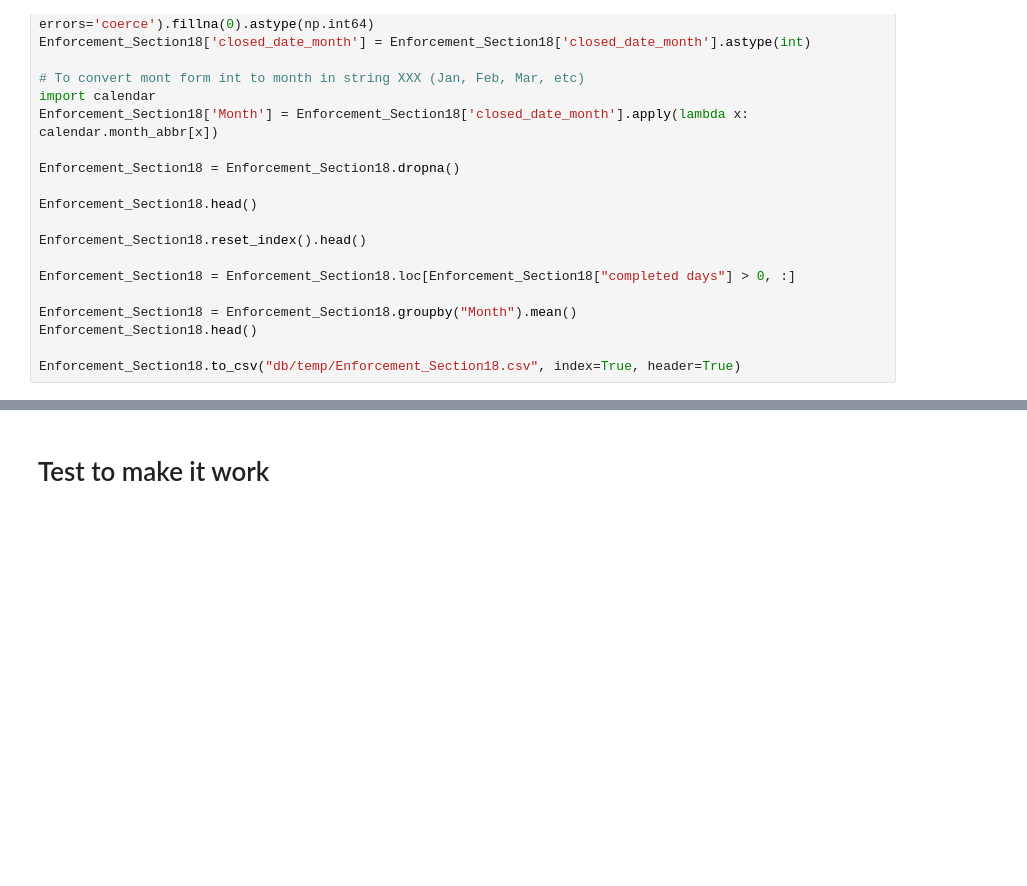
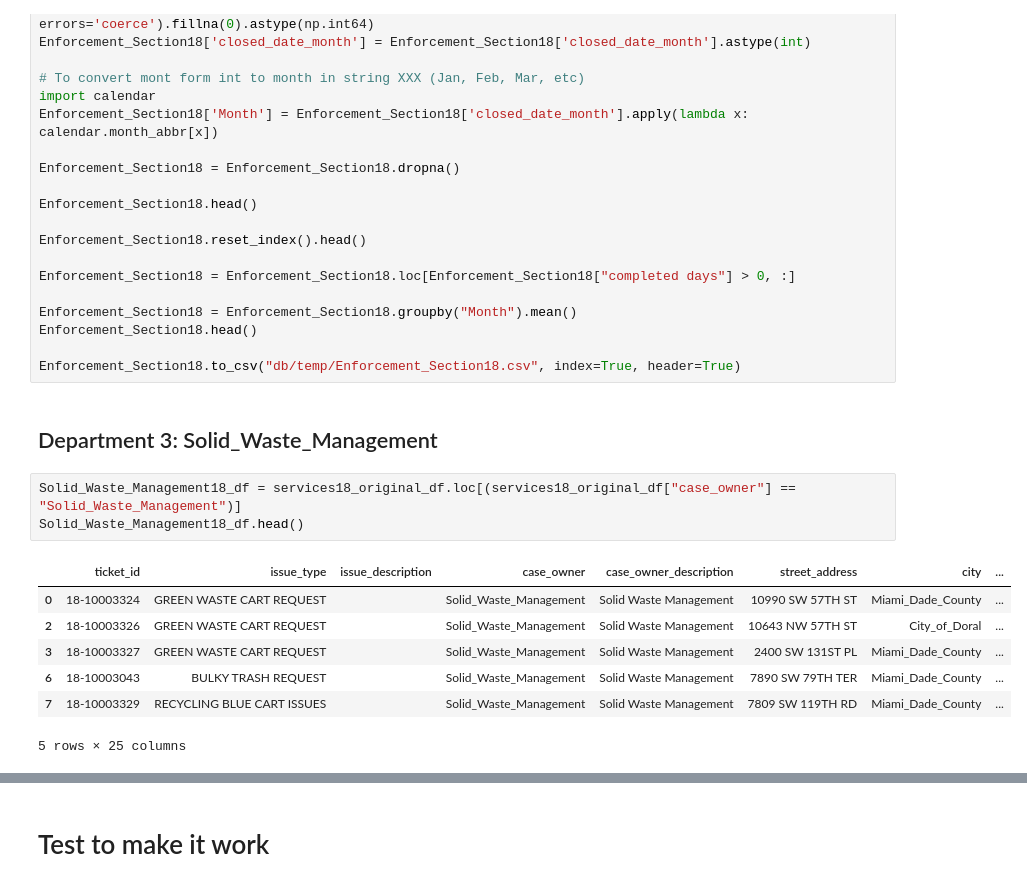
Before and after one commit to Gan001/dataviz-project-two, a Jupyter notebook: ETL_crazy_plot.ipynb, the cells around one changed output, grey strips where cells are left out. Cells and saved outputs as stored; diff of their text form; blank space fills up the shorter version.

```diff
--- a/ETL_crazy_plot.ipynb
+++ b/ETL_crazy_plot.ipynb
@@ -822,3 +1028,16 @@ Enforcement_Section18 = Enforcement_Section18.groupby("Month").mean()
 Enforcement_Section18.head()
 
 Enforcement_Section18.to_csv("db/temp/Enforcement_Section18.csv", index=True, header=True)
+# %% [markdown]
+## Department 3: Solid_Waste_Management
+# %%
+Solid_Waste_Management18_df = services18_original_df.loc[(services18_original_df["case_owner"] == "Solid_Waste_Management")]
+Solid_Waste_Management18_df.head()
+# %% [output]
+|  | ticket_id | issue_type | issue_description | case_owner | case_owner_description | street_address | city | ... |
+| 0 | 18-10003324 | GREEN WASTE CART REQUEST |  | Solid_Waste_Management | Solid Waste Management | 10990 SW 57TH ST | Miami_Dade_County | ... |
+| 2 | 18-10003326 | GREEN WASTE CART REQUEST |  | Solid_Waste_Management | Solid Waste Management | 10643 NW 57TH ST | City_of_Doral | ... |
+| 3 | 18-10003327 | GREEN WASTE CART REQUEST |  | Solid_Waste_Management | Solid Waste Management | 2400 SW 131ST PL | Miami_Dade_County | ... |
+| 6 | 18-10003043 | BULKY TRASH REQUEST |  | Solid_Waste_Management | Solid Waste Management | 7890 SW 79TH TER | Miami_Dade_County | ... |
+| 7 | 18-10003329 | RECYCLING BLUE CART ISSUES |  | Solid_Waste_Management | Solid Waste Management | 7809 SW 119TH RD | Miami_Dade_County | ... |
+5 rows × 25 columns
```
Also changed, not shown: parts of 18 cells of this notebook.
